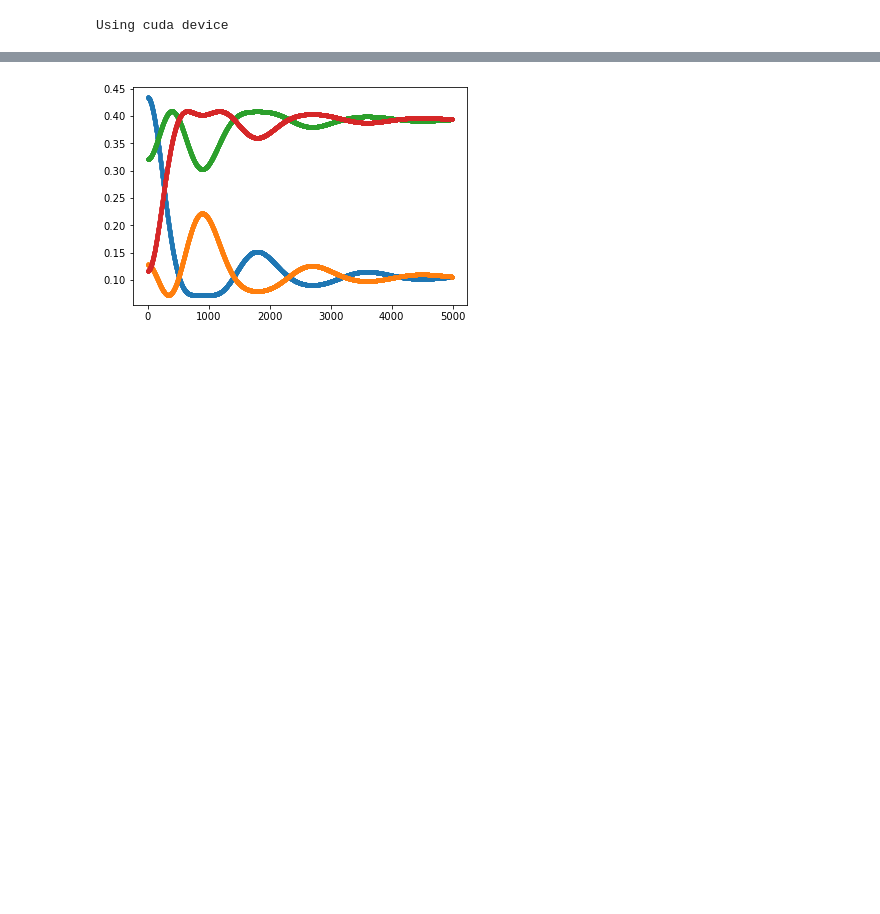
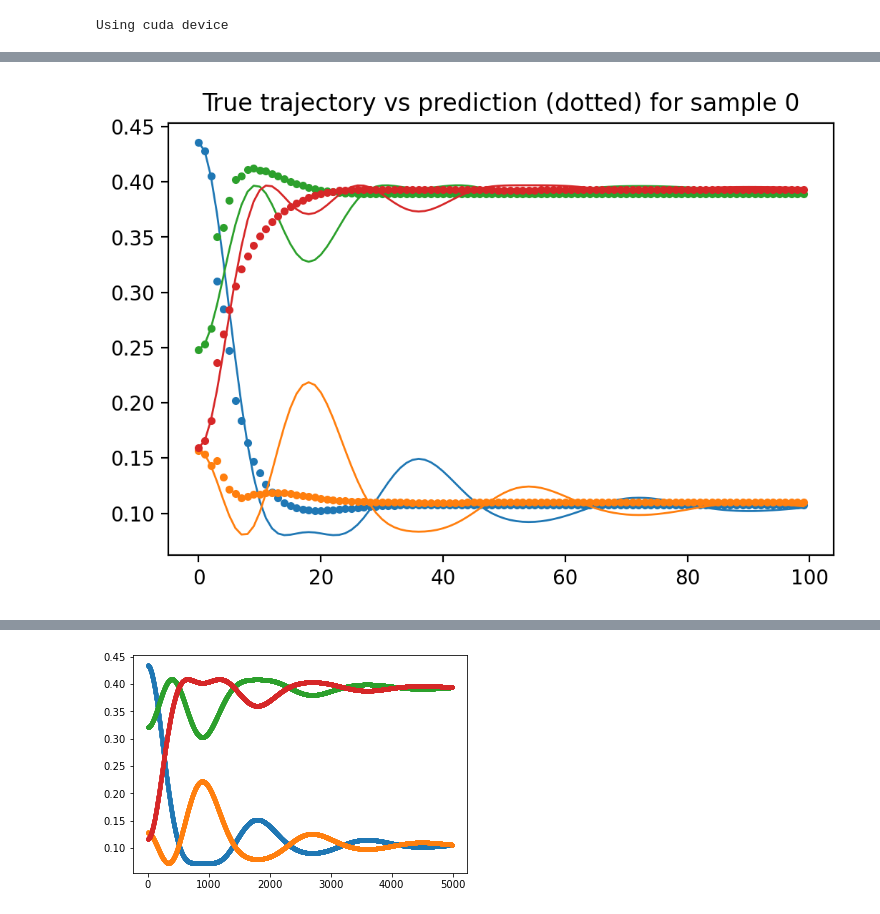
Before and after one commit to Rumoa/project_with_osvaldo, a Jupyter notebook: predicting_next_sic_povm.ipynb, the cells around one changed output, grey strips where cells are left out. Saved outputs shown, nothing was run; the diff lists cells and outputs as text; code cells hidden in the pictures; blank space fills up the shorter version.

```diff
--- a/predicting_next_sic_povm.ipynb
+++ b/predicting_next_sic_povm.ipynb
@@ -23,25 +23,27 @@ Using cuda device
 raw_data = joblib.load("raw_data.job").real.swapaxes(1, 2)
 # %%
 class CNNDensityMatrix(nn.Module):
-    def __init__(
-        self, no_channels, no_filters, kernel_window, timeseries_length
-    ):
+    def __init__(self, no_channels=C ,no_filters=no_filters,kernel_window=kernel_window, timeseries_length=L,):
         super(CNNDensityMatrix, self).__init__()
-        self.conv1 = nn.Conv1d(
-            in_channels=no_channels,
-            out_channels=no_filters,
-            kernel_size=kernel_window,
-        )
-        # len_output_of_conv1d = timeseries_length - kernel_window + 1
-        # self.fc1 = nn.Linear(len_output_of_conv1d * no_filters, no_channels)
+        self.kernel_window = kernel_window
+        self.conv1 = nn.Conv1d(in_channels=no_channels, out_channels=no_filters, kernel_size=kernel_window)
         self.fc1 = nn.Linear(no_filters, no_channels)
 
     def forward(self, x):
-        x = self.conv1(x)
-        x = torch.relu(x)
-        x = self.fc1(x.permute(0, 2, 1)).permute(0, 2, 1)
-        return x
+        # x is of shape torch.Size([batch_size, num_features, kernel_window])
 
+        # Apply convolution to the window
+        aux = self.conv1(x).squeeze(-1)
+        aux = nn.ReLU()(aux)
+
+        # Permute and apply fully connected layer
+        # print(aux.shape)
+        aux = aux
+        aux = self.fc1(aux)
+
+        # Squeeze the last dimension to remove the window size
+        # output = aux.squeeze(-1)
+        return aux
 
 class DensityMatrixDataset(Dataset):
     def __init__(self, X, y):
@@ -149,0 +202,13 @@ all_preds = model(tensor(X_val).to(device)).cpu().detach().numpy()
+# %%
+# all_preds = model(tensor(X_val).to(device)).cpu().detach().numpy()
+i = rng.integers(0, 20 - 1)
+
+plt.figure(dpi=200)
+for j in range(all_true.shape[1]):
+    plt.plot(X_val[i][j], color=f'C{j}', lw=1)
+    plt.plot(all_preds[i][j], ".", color=f'C{j}')
+    # plt.ylim(0,1)
+plt.title(f"True trajectory vs prediction (dotted) for sample {i}")
+plt.show()
+# %% [output]
+[figure, added]
```
Also changed, not shown: parts of 10 cells of this notebook.
